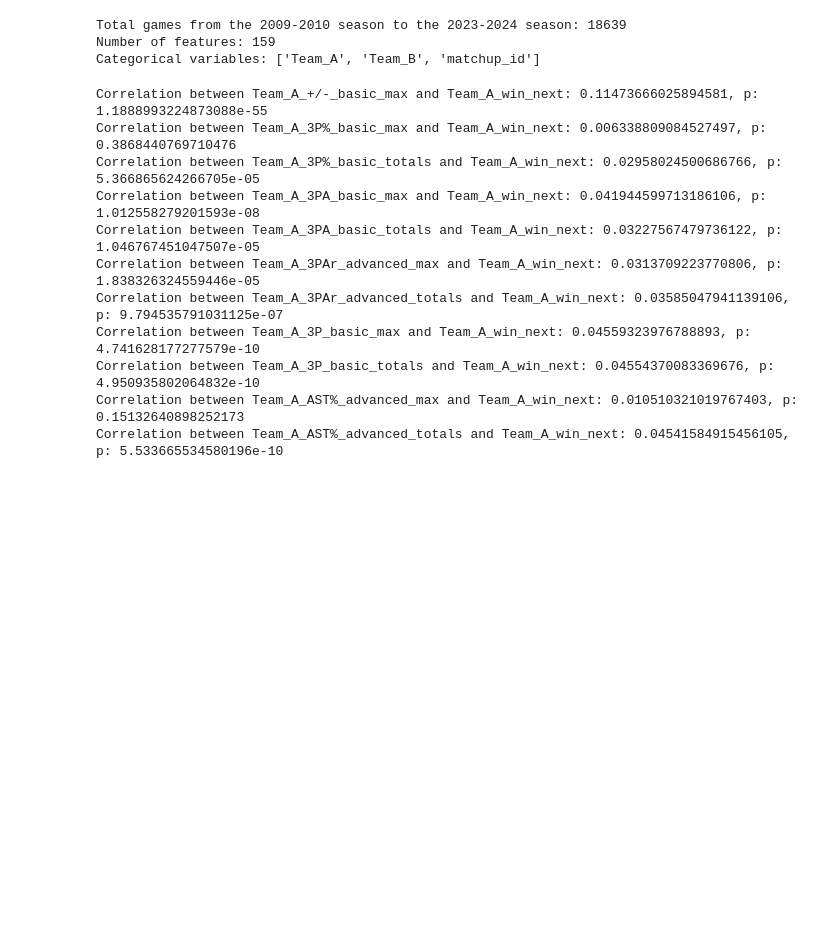
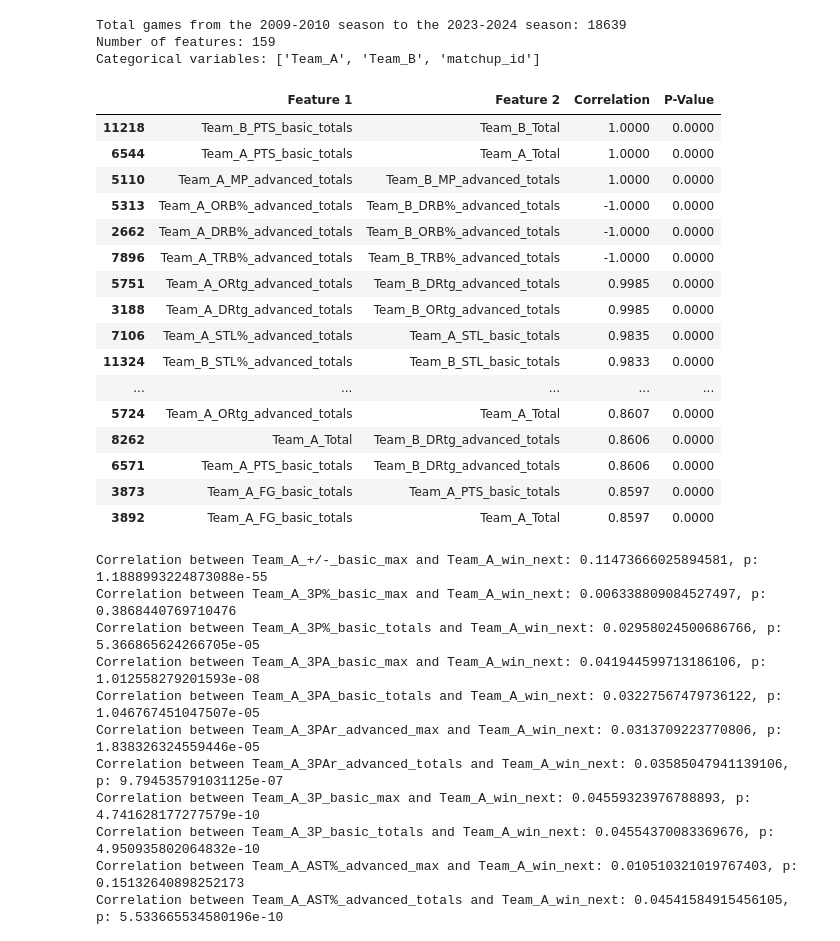
Before and after one commit to sarmad-21/nba_predictive_model, a Jupyter notebook: restructure_and_preprocess.ipynb, the cells around one changed output. Drawn from its saved outputs; the diff is of its cells as text; code cells hidden in the pictures; blank space fills up the shorter version.

```diff
--- a/restructure_and_preprocess.ipynb
+++ b/restructure_and_preprocess.ipynb
@@ -307,6 +317,55 @@ numerical_features  = ['Team_A_+/-_basic_max',
  'Team_B_USG%_advanced_totals',
  'Team_B_eFG%_advanced_max',
  'Team_B_eFG%_advanced_totals']
+# %%
+df_explore = df[numerical_features]
+features = df_explore.columns
+n = len(features)
+
+correlation_matrix = pd.DataFrame(np.zeros((n, n)), index=features, columns=features)
+pval_matrix = pd.DataFrame(np.zeros((n, n)), index=features, columns=features)
+for i in range(n):
+    for j in range(n):
+        if i == j:
+            correlation_matrix.iloc[i, j] = 1.0
+            pval_matrix.iloc[i, j] = 0.0
+        else:
+            r, p = pearsonr(df_explore.iloc[:, i], df_explore.iloc[:, j])
+            correlation_matrix.iloc[i, j] = r
+            pval_matrix.iloc[i, j] = p
+
+flat_corrs = []
+for i in range(n):
+    for j in range(i+1, n):
+        r = correlation_matrix.iloc[i, j]
+        p = pval_matrix.iloc[i, j]
+        f1 = features[i]
+        f2 = features[j]
+        flat_corrs.append((f1, f2, r, p))
+
+correlation_df = pd.DataFrame(flat_corrs, columns=["Feature 1", "Feature 2", "Correlation", "P-Value"])
+correlation_df = correlation_df.sort_values(by="Correlation", key=abs, ascending=False)
+pd.set_option('display.float_format', lambda x: '%.4f' % x)
+pd.set_option('display.max_rows', None)
+correlation_df.head(50)
+# %% [output]
+|  | Feature 1 | Feature 2 | Correlation | P-Value |
+| 11218 | Team_B_PTS_basic_totals | Team_B_Total | 1.0000 | 0.0000 |
+| 6544 | Team_A_PTS_basic_totals | Team_A_Total | 1.0000 | 0.0000 |
+| 5110 | Team_A_MP_advanced_totals | Team_B_MP_advanced_totals | 1.0000 | 0.0000 |
+| 5313 | Team_A_ORB%_advanced_totals | Team_B_DRB%_advanced_totals | -1.0000 | 0.0000 |
+| 2662 | Team_A_DRB%_advanced_totals | Team_B_ORB%_advanced_totals | -1.0000 | 0.0000 |
+| 7896 | Team_A_TRB%_advanced_totals | Team_B_TRB%_advanced_totals | -1.0000 | 0.0000 |
+| 5751 | Team_A_ORtg_advanced_totals | Team_B_DRtg_advanced_totals | 0.9985 | 0.0000 |
+| 3188 | Team_A_DRtg_advanced_totals | Team_B_ORtg_advanced_totals | 0.9985 | 0.0000 |
+| 7106 | Team_A_STL%_advanced_totals | Team_A_STL_basic_totals | 0.9835 | 0.0000 |
+| 11324 | Team_B_STL%_advanced_totals | Team_B_STL_basic_totals | 0.9833 | 0.0000 |
+| ... | ... | ... | ... | ... |
+| 5724 | Team_A_ORtg_advanced_totals | Team_A_Total | 0.8607 | 0.0000 |
+| 8262 | Team_A_Total | Team_B_DRtg_advanced_totals | 0.8606 | 0.0000 |
+| 6571 | Team_A_PTS_basic_totals | Team_B_DRtg_advanced_totals | 0.8606 | 0.0000 |
+| 3873 | Team_A_FG_basic_totals | Team_A_PTS_basic_totals | 0.8597 | 0.0000 |
+| 3892 | Team_A_FG_basic_totals | Team_A_Total | 0.8597 | 0.0000 |
 # %%
 for col in numerical_features:
     correlation, p_value = sps.pointbiserialr(df[col], df['Team_A_win_next'])
```
Also changed, not shown: parts of 17 cells of this notebook.
